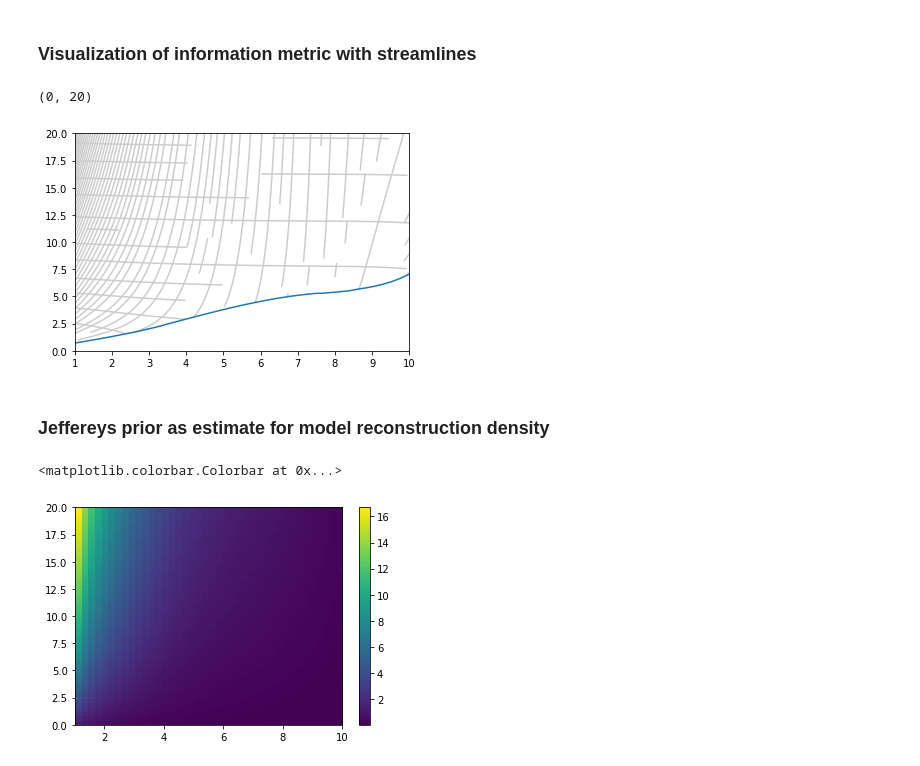
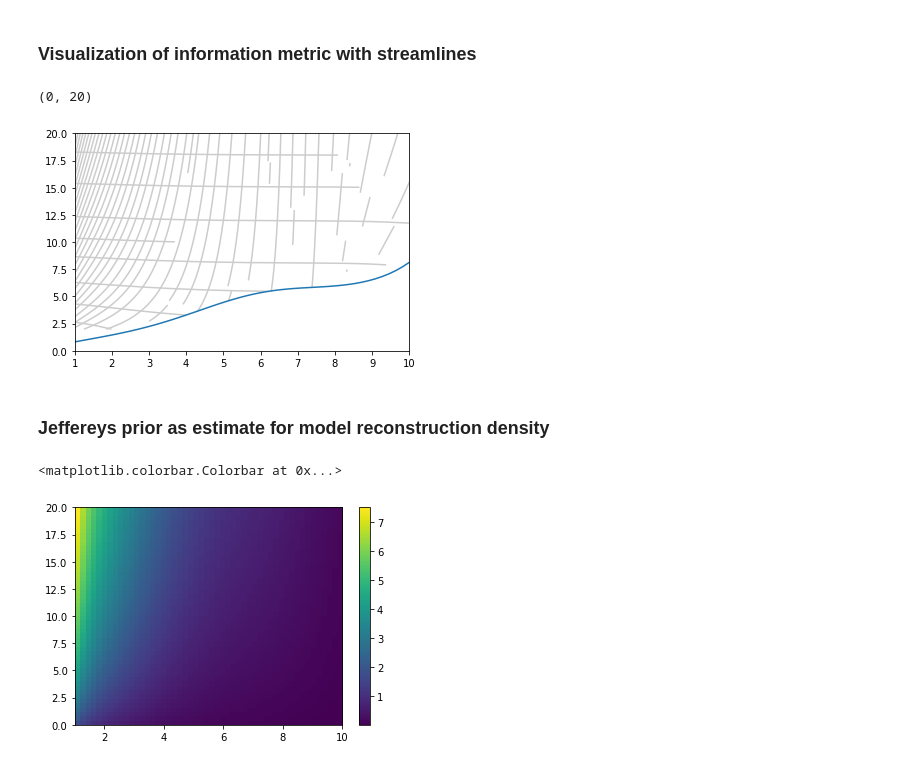
Before and after one commit to kreczko/swordfish, a Jupyter notebook: docs/Swordfish Examples 2.ipynb, the cells around one changed output. Saved outputs shown, nothing was run; the diff lists cells and outputs as text; code cells hidden in the pictures.

```diff
--- a/docs/Swordfish Examples 2.ipynb
+++ b/docs/Swordfish Examples 2.ipynb
@@ -106,7 +120,7 @@ plt.ylim([0, 20])
 ### Visualization of information metric with streamlines
 # %%
 vf1, vf2 = tf.get_VectorFields()
-mask = lambda x, y: (y<20) & (y>np.interp(x, pos_list, ul_list)) & (x>1) & (x<10)
+mask = lambda x, y: (y<20) & (y>np.interp(x, pos_list, ul)) & (x>1) & (x<10)
 lines = vf1.get_streamlines([5,12.], Nmax = 80, Nsteps = 30, mask = mask)
 for line in lines:
     plt.plot(line.T[0], line.T[1], '0.8')
@@ -114,19 +128,19 @@ lines = vf2.get_streamlines([5,12.], Nmax = 80, Nsteps = 30, mask = mask)
 for line in lines:
     plt.plot(line.T[0], line.T[1], '0.8')
 
-plt.plot(pos_list, ul_list)
+plt.plot(pos_list, ul)
 plt.xlim([1, 10])
 plt.ylim([0, 20])
 # %% [output]
 (0, 20)
-[figure, old version]
+[figure, new version]
 # %% [markdown]
 ### Jeffereys prior as estimate for model reconstruction density
 # %%
-jp = np.array([[np.linalg.det(g)**0.5 for g in row] for row in I_table])
+jp = np.array([[np.linalg.det(g)**0.5 for g in row] for row in tf.g])
 extent = (1, 10, 0, 20)
 plt.imshow(jp[::-1], extent = extent, aspect='auto')
 plt.colorbar()
 # %% [output]
 <matplotlib.colorbar.Colorbar at 0x...>
-[figure, old version]
+[figure, new version]
```
Also changed, not shown: parts of 15 cells of this notebook, 1 other file.
